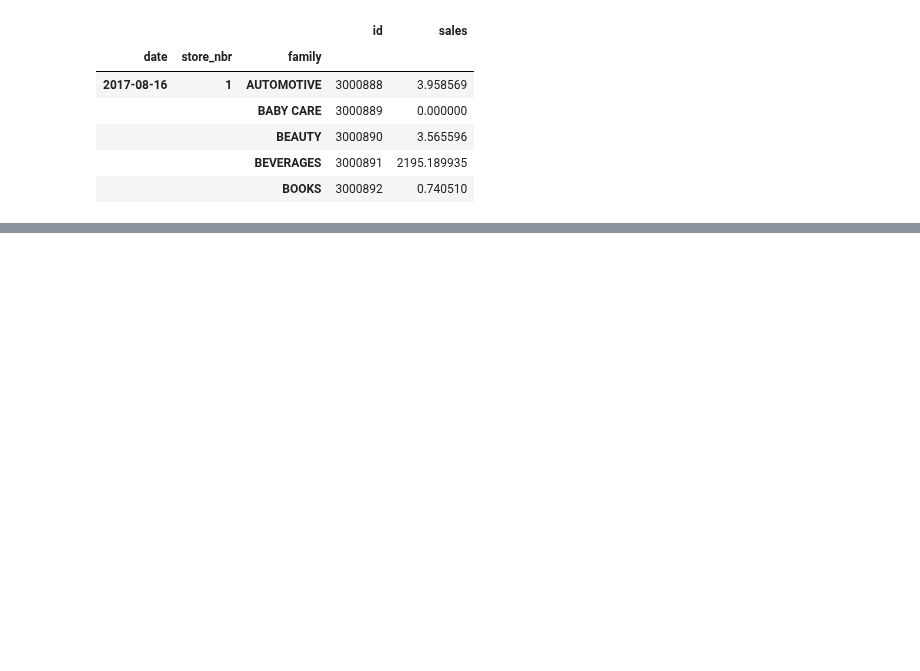
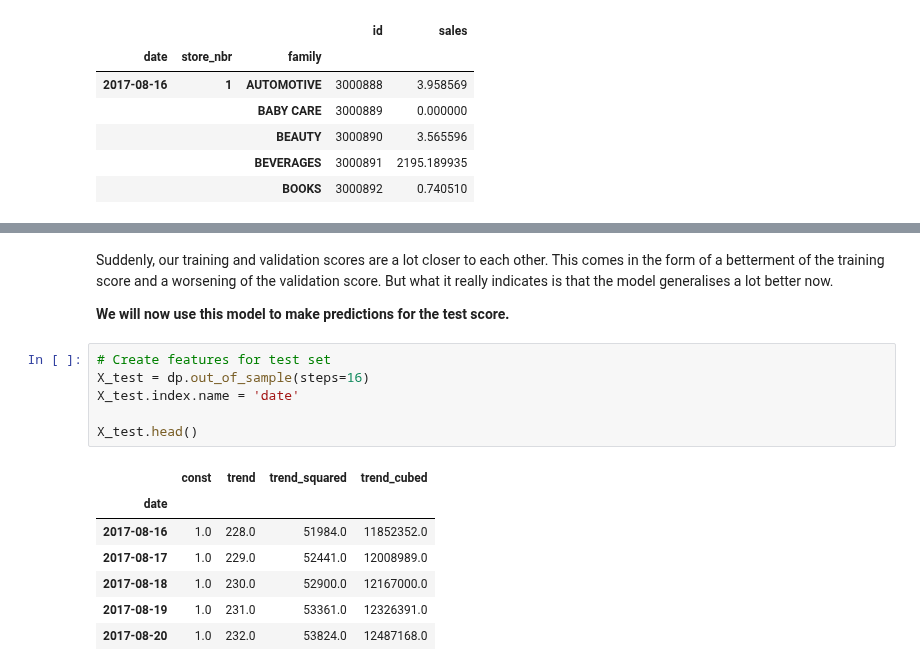
Before and after one commit to abhirup-ghosh/kaggle, a Jupyter notebook: store-sales-time-series-forecasting.ipynb, the cells around one changed output, grey strips where cells are left out. Saved outputs shown, nothing was run; the diff lists cells and outputs as text; blank space fills up the shorter version.

```diff
--- a/store-sales-time-series-forecasting.ipynb
+++ b/store-sales-time-series-forecasting.ipynb
@@ -457,0 +531,18 @@ y_submit.head()
+# %% [markdown]
+Suddenly, our training and validation scores are a lot closer to each other. This comes in the form of a betterment of the training score and a worsening of the validation score. But what it really indicates is that the model generalises a lot better now.
+
+**We will now use this model to make predictions for the test score.**
+# %%
+# Create features for test set
+X_test = dp.out_of_sample(steps=16)
+X_test.index.name = 'date'
+
+X_test.head()
+# %% [output]
+|  | const | trend | trend_squared | trend_cubed |
+| date |  |  |  |  |
+| 2017-08-16 | 1.0 | 228.0 | 51984.0 | 11852352.0 |
+| 2017-08-17 | 1.0 | 229.0 | 52441.0 | 12008989.0 |
+| 2017-08-18 | 1.0 | 230.0 | 52900.0 | 12167000.0 |
+| 2017-08-19 | 1.0 | 231.0 | 53361.0 | 12326391.0 |
+| 2017-08-20 | 1.0 | 232.0 | 53824.0 | 12487168.0 |
```
Also changed, not shown: parts of 6 cells of this notebook.
